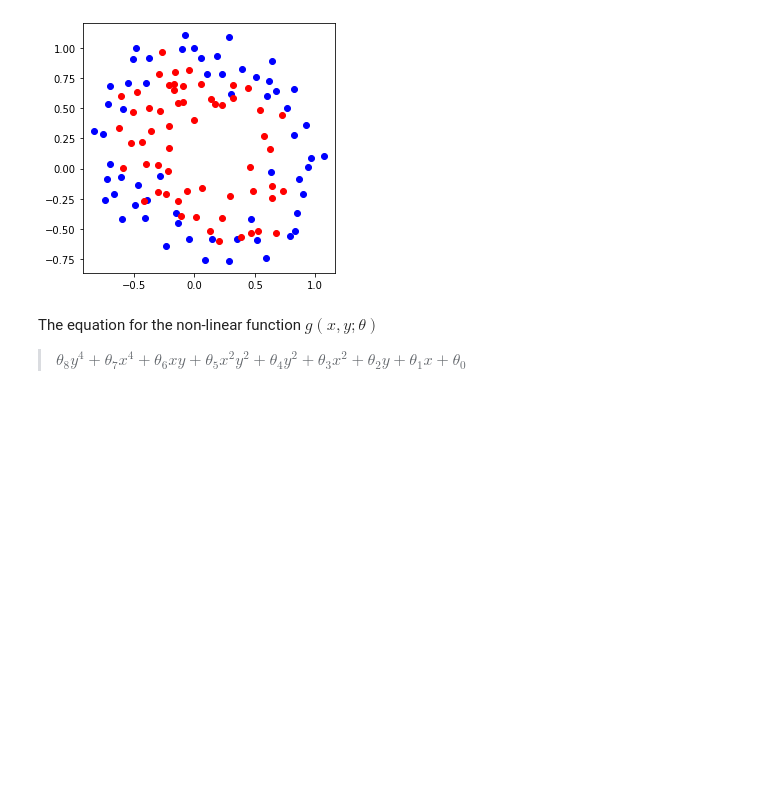
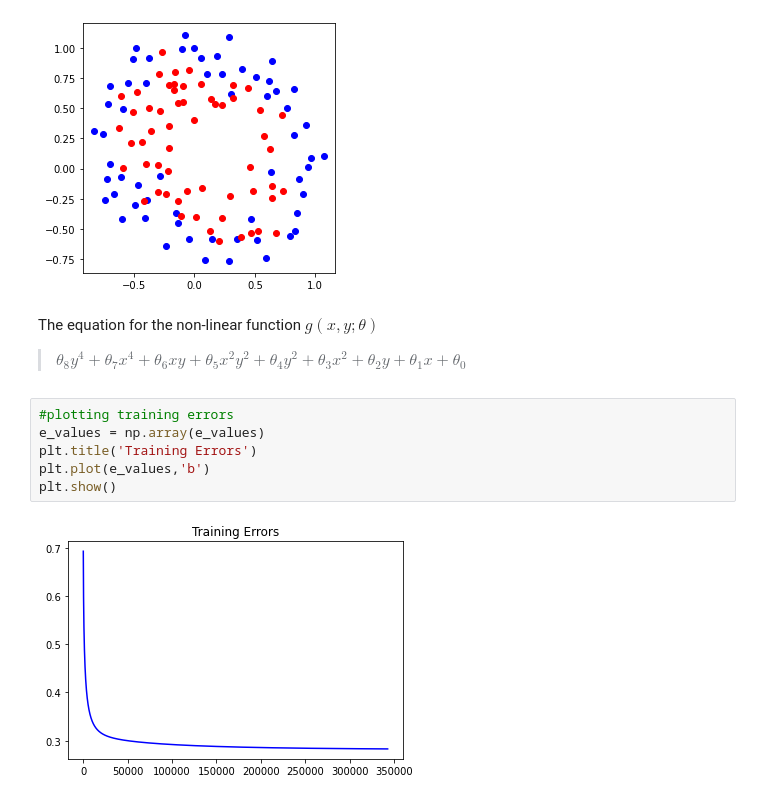
Before and after one commit to yangsu0/class_machine_learning, a Jupyter notebook: ML_Assignment6.ipynb, the cells around one changed output. Cells and saved outputs as stored; diff of their text form; blank space fills up the shorter version.

Commit message:
Plotting the training accuracy

```diff
--- a/ML_Assignment6.ipynb
+++ b/ML_Assignment6.ipynb
@@ -122,3 +122,11 @@ plt.show()
 The equation for the non-linear function $g(x,y;θ)$
 
 > $\theta_8y^4+\theta_7x^4+\theta_6xy+\theta_5x^2y^2+\theta_4y^2+\theta_3x^2+\theta_2y+\theta_1x+\theta_0$
+# %%
+#plotting training errors
+e_values = np.array(e_values)
+plt.title('Training Errors')
+plt.plot(e_values,'b')
+plt.show()
+# %% [output]
+[figure, added]
```
Also changed, not shown: parts of 1 cell of this notebook.
